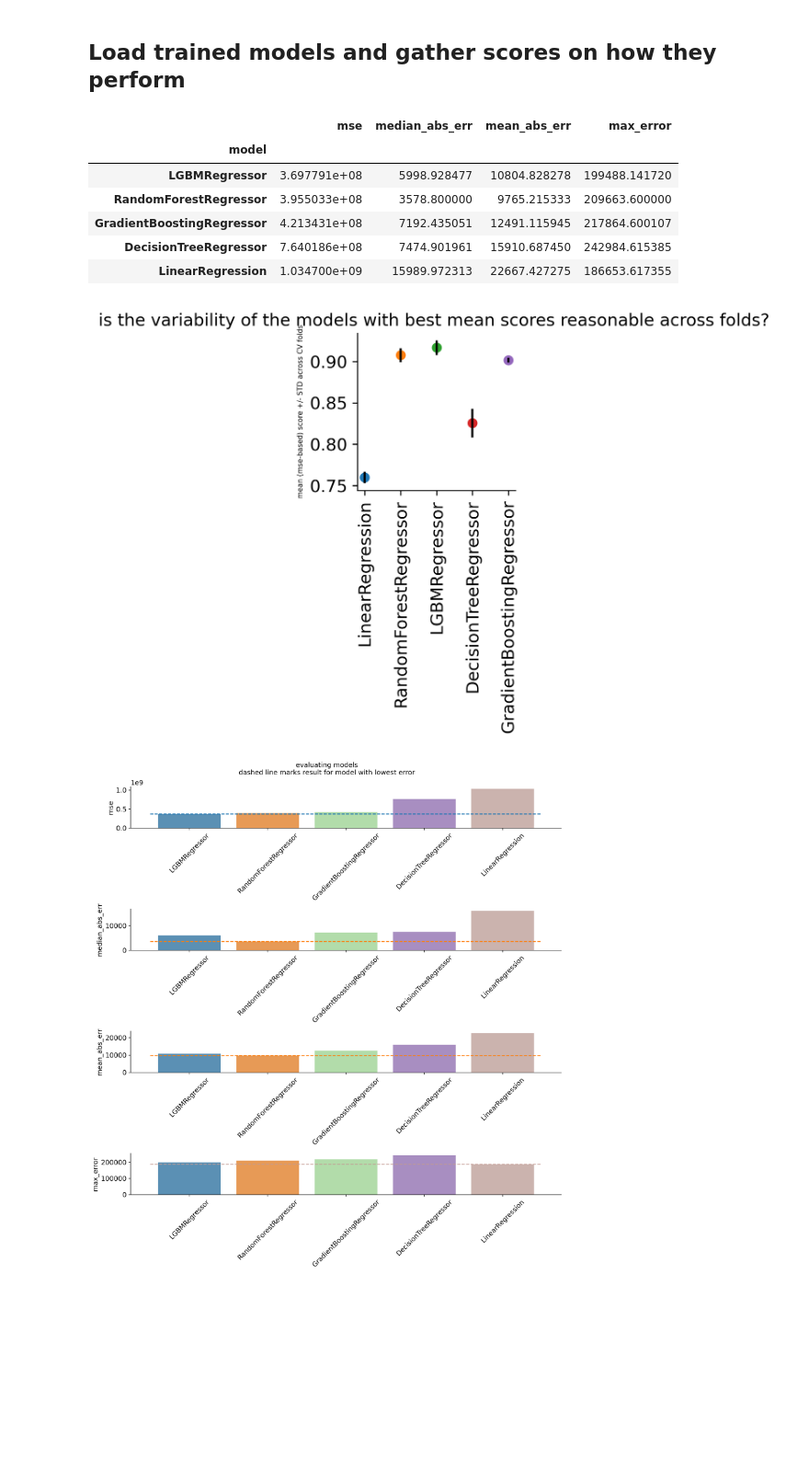
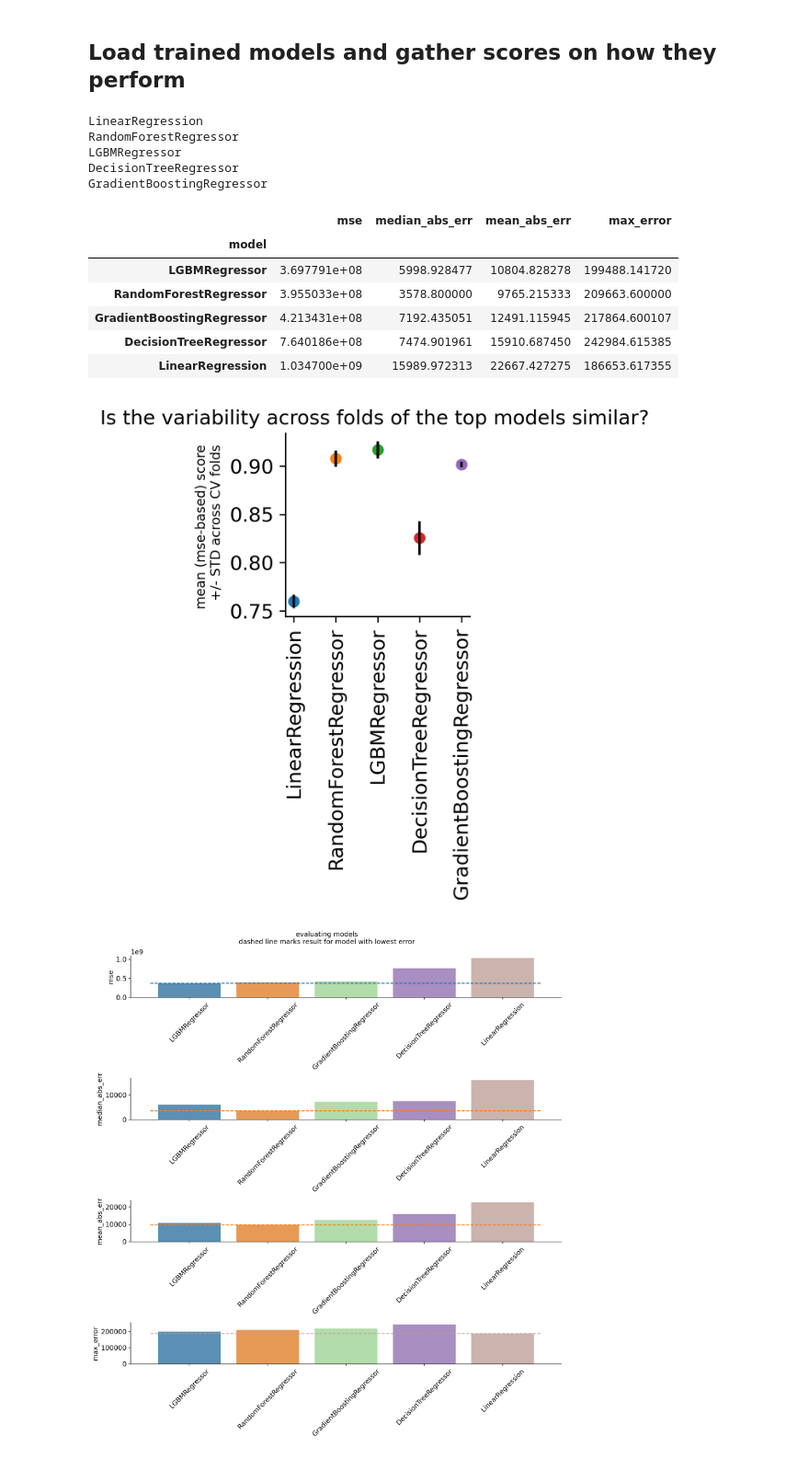
Before and after one commit to kadougherty/philadelphiaprops, a Jupyter notebook: model_development.ipynb, the cells around one changed output. Shown at 92% size. Saved outputs shown, nothing was run; the diff lists cells and outputs as text; code cells hidden in the pictures; blank space fills up the shorter version.

```diff
--- a/model_development.ipynb
+++ b/model_development.ipynb
@@ -35,6 +35,8 @@ plt.rcParams['savefig.dpi'] = 100
 plt.rcParams['font.size'] = 12
 plt.rcParams['legend.fontsize'] = 'large'
 plt.rcParams['figure.titlesize'] = 'medium'
+
+figdir = 'plots'
 # %% [markdown]
 ## Load the cleaned data and split into training and test sets
 # %%
@@ -211,6 +213,9 @@ for file in model_files:
         continue
     if file.__contains__('shuf'):
         continue
+    if file.__contains__('fullmdl'):
+        continue
+    print(file)
     mdl = pd.read_pickle(os.path.join(modeldir,file))
     y_pred = mdl.predict(X_test)
     models.append(file)
@@ -228,6 +233,11 @@ results = results.set_index('model')
 results = results.sort_values('mse',ascending=True)
 results
 # %% [output]
+LinearRegression
+RandomForestRegressor
+LGBMRegressor
+DecisionTreeRegressor
+GradientBoostingRegressor
 |  | mse | median_abs_err | mean_abs_err | max_error |
 | model |  |  |  |  |
 | LGBMRegressor | 3.697791e+08 | 5998.928477 | 10804.828278 | 199488.141720 |
@@ -236,17 +246,20 @@ results
 | DecisionTreeRegressor | 7.640186e+08 | 7474.901961 | 15910.687450 | 242984.615385 |
 | LinearRegression | 1.034700e+09 | 15989.972313 | 22667.427275 | 186653.617355 |
 # %%
-fig = plt.subplots(figsize=(2,2))
+fig,ax = plt.subplots(figsize=(2,2))
 for idx in range(len(models)):
     plt.plot(models[idx],cvmeans[idx],marker='o')
     plt.errorbar(models[idx],cvmeans[idx],cvstds[idx],color=[0,0,0])
 sns.despine()
-plt.suptitle('is the variability of the models with best mean scores reasonable across folds?')
-plt.ylabel('mean (mse-based) score +/- STD across CV folds',fontsize=5)
+plt.suptitle('Is the variability across folds of the top models similar?')
+plt.ylabel('mean (mse-based) score \n +/- STD across CV folds',fontsize=8)
 plt.xticks(rotation=90)
 plt.show()
+figname = os.path.join(figdir,'scores_foldvar_models.png')
+fig = ax.get_figure()
+fig.savefig(figname,dpi=400,orientation='portrait', transparent=True,bbox_inches='tight')
 # %% [output]
-[figure, old version]
+[figure, new version]
 # %%
 colors = plt.cm.get_cmap('tab20')
 its = np.linspace(0,1,num=int(len(model_files)))
```
Also changed, not shown: parts of 5 cells of this notebook, 3 other files.
